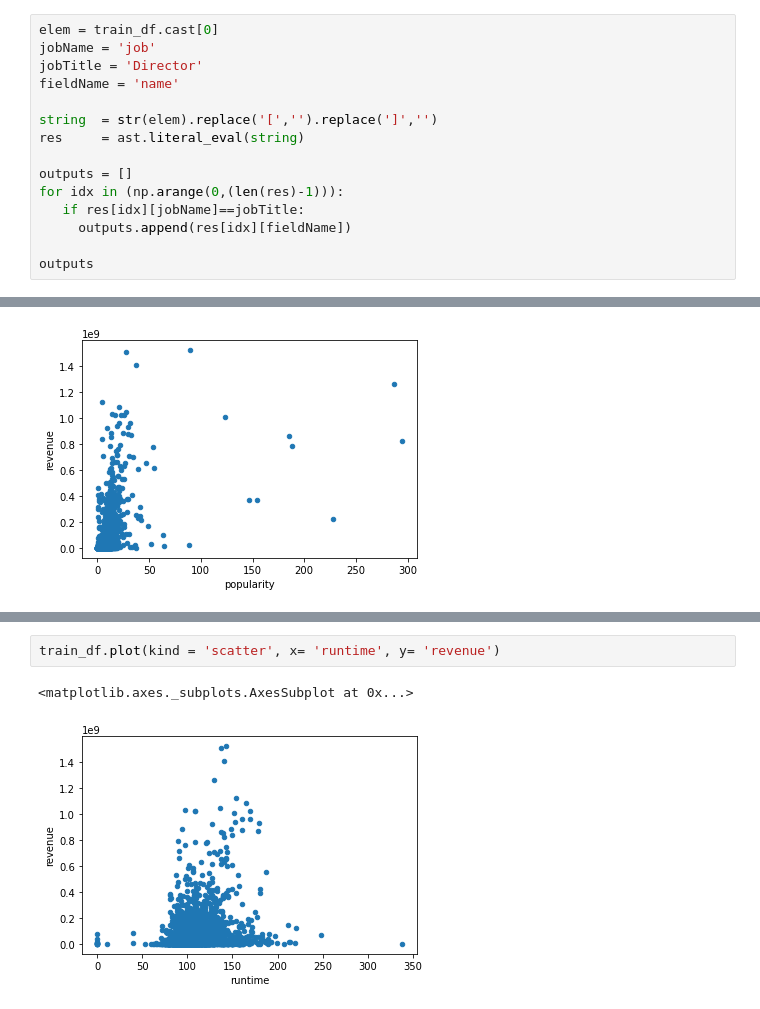
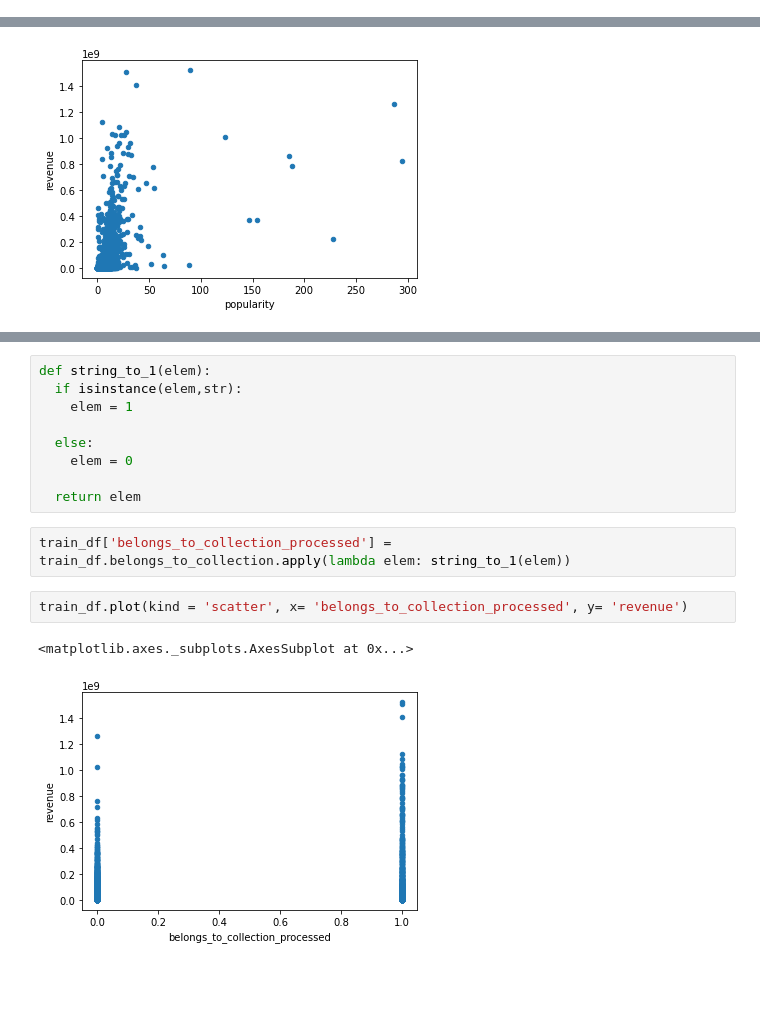
Before and after one commit to jolonia/Predicting-box-office-revenue, a Jupyter notebook: Project_3_Data_Cleaning_JO.ipynb, the cells around one changed output, grey strips where cells are left out. Cells and saved outputs as stored; diff of their text form; blank space fills up the shorter version.

```diff
--- a/Project_3_Data_Cleaning_JO.ipynb
+++ b/Project_3_Data_Cleaning_JO.ipynb
@@ -205,18 +206,3 @@ def genres_preprocessing(elem):
       str1 = elem.replace(']','').replace('[','').replace('{','').replace('}','').replace('\'','').replace(' ','').replace('name','').replace('id','').replace(':','')
       one = str1.split(',')[1::2]
     return one
-# %%
-elem = train_df.cast[0]
-jobName = 'job'
-jobTitle = 'Director'
-fieldName = 'name'
-
-string  = str(elem).replace('[','').replace(']','')
-res     = ast.literal_eval(string)
-
-outputs = []
-for idx in (np.arange(0,(len(res)-1))):
-   if res[idx][jobName]==jobTitle:
-     outputs.append(res[idx][fieldName])
-
-outputs
@@ -262,5 +250,16 @@ train_df.plot(kind='scatter', x = 'budget', y= 'revenue')
+# %%
+def string_to_1(elem):
+  if isinstance(elem,str):
+    elem = 1
+
+  else:
+    elem = 0
+
+  return elem
+# %%
+train_df['belongs_to_collection_processed'] =  train_df.belongs_to_collection.apply(lambda elem: string_to_1(elem))
 # %%
-train_df.plot(kind = 'scatter', x= 'runtime', y= 'revenue')
+train_df.plot(kind = 'scatter', x= 'belongs_to_collection_processed', y= 'revenue')
 # %% [output]
 <matplotlib.axes._subplots.AxesSubplot at 0x...>
-[figure, old version]
+[figure, new version]
```
Also changed, not shown: parts of 12 cells of this notebook.
